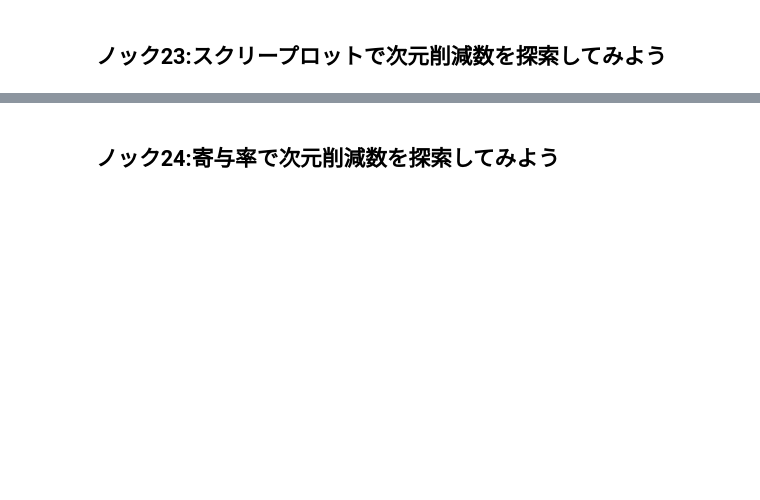
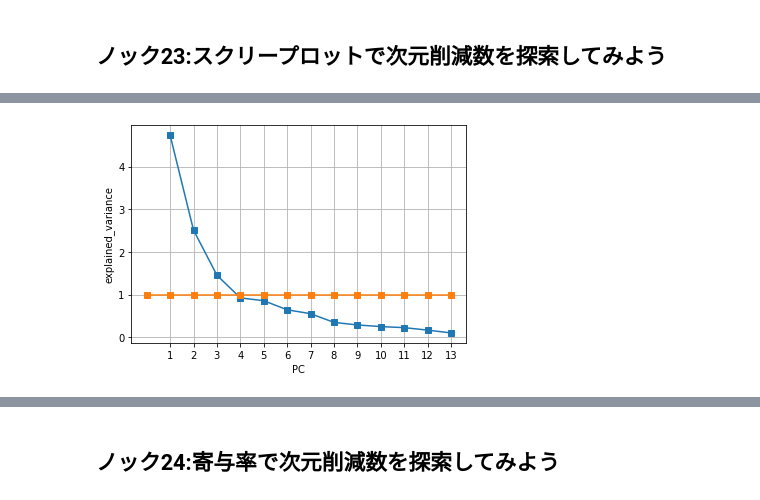
Before and after one commit to ETPython/100-knock-AI-model-buildin, a Jupyter notebook: 100knock-AImodel/chapter-3/3章.ipynb, the cells around one changed output, grey strips where cells are left out. Cells and saved outputs as stored; diff of their text form; code cells hidden in the pictures; blank space fills up the shorter version.

```diff
--- a/100knock-AImodel/chapter-3/3章.ipynb
+++ b/100knock-AImodel/chapter-3/3章.ipynb
@@ -75,0 +118,7 @@ sns.scatterplot(x="PC1", y="PC2", data=df_pca, hue=df["target_name"])
+# %%
+from sklearn.decomposition import PCA
+from sklearn import preprocessing
+import numpy as np
+sc=preprocessing.StandardScaler()
+X=df_wine.iloc[:,1:]
+X_norm=sc.fit_transform(X)
@@ -75,0 +141,8 @@ sns.scatterplot(x="PC1", y="PC2", data=df_pca, hue=df["target_name"])
+# %%
+pca = PCA(random_state=0)
+X_pc = pca.fit_transform(X_norm)
+df_pca = pd.DataFrame(
+    X_pc, columns=["PC{}".format(i + 1) for i in range(len(X_pc[0]))])
+print("主成分の数: ", pca.n_components_)
+print("保たれている情報: ", round(np.sum(pca.explained_variance_ratio_), 2))
+display(df_pca.head())
@@ -75,0 +178,11 @@ sns.scatterplot(x="PC1", y="PC2", data=df_pca, hue=df["target_name"])
+# %%
+line=np.ones(14)
+plt.plot(np.append(np.nan,pca.explained_variance_),"s-")
+plt.plot(line,"s-")
+plt.xlabel("PC")
+plt.ylabel("explained_variance")
+plt.xticks(np.arange(1, 14, 1))
+plt.grid()
+plt.show()
+# %% [output]
+[figure, added]
```
Also changed, not shown: parts of 36 cells of this notebook, 42 other files.
